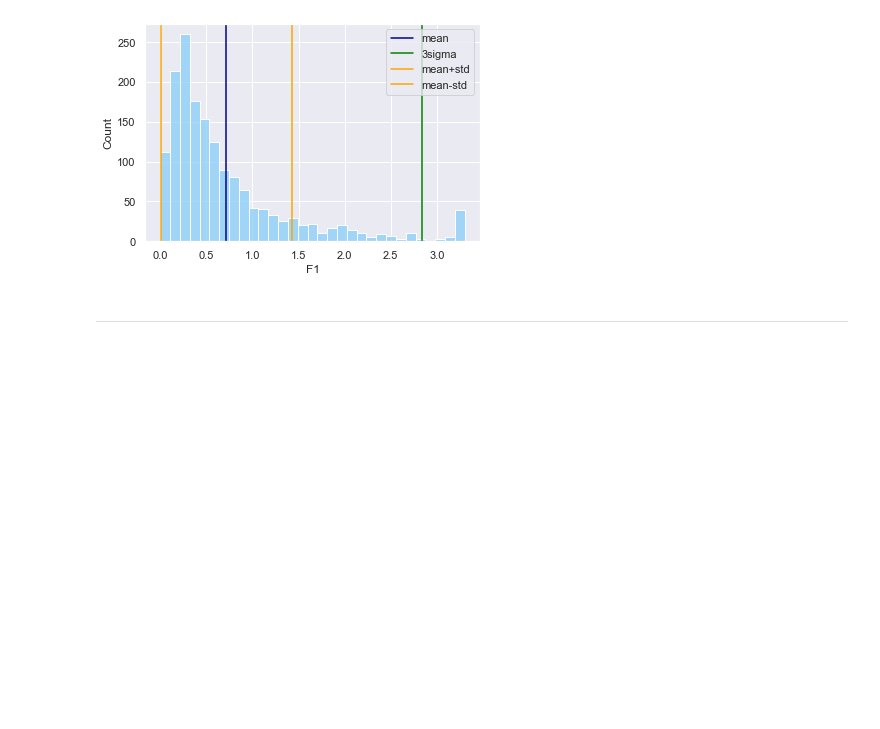
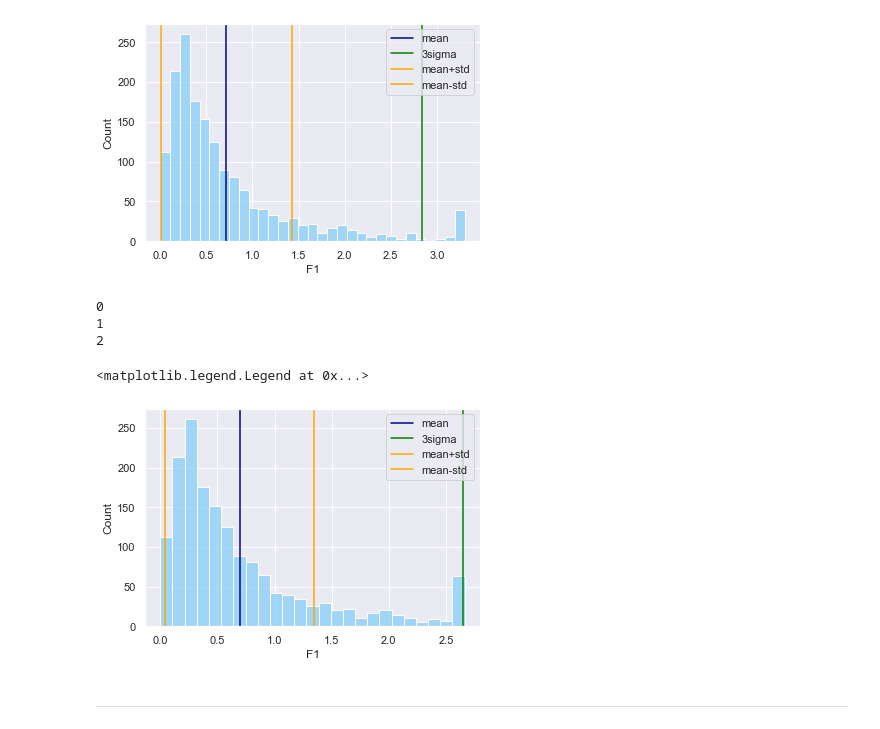
Before and after one commit to Jimin-choi90/python-practice, a Jupyter notebook: TS_practice.ipynb, the cells around one changed output. Drawn from its saved outputs; the diff is of its cells as text; code cells hidden in the pictures; blank space fills up the shorter version.

```diff
--- a/TS_practice.ipynb
+++ b/TS_practice.ipynb
@@ -326,3 +324,26 @@ plt.legend()
+# %%
+# Q. 위 작업을 몇차례 반복하려면?
+n_iter = 3
+for i in range(n_iter):
+    print(i)
+    merged_df.loc[
+    merged_df['F1']
+    > merged_df[merged_df['Periods'] == date]['F1'].mean() + 3 * merged_df[merged_df['Periods'] == date]['F1'].std(),
+     'F1'] = merged_df[merged_df['Periods'] == date]['F1'].mean() + 3 * merged_df[merged_df['Periods'] == date]['F1'].std()
+# %% [output]
+0
+1
+2
+# %%
+sns.histplot(x = merged_df[merged_df['Periods'] == date]['F1'], color='lightskyblue')
+plt.axvline(x = merged_df[merged_df['Periods'] == date]['F1'].mean(), color='darkblue', label='mean')
+plt.axvline(x = merged_df[merged_df['Periods'] == date]['F1'].mean() + 3 * merged_df[merged_df['Periods'] == date]['F1'].std(), color='green', label='3sigma')
+plt.axvline(x = merged_df[merged_df['Periods'] == date]['F1'].mean() + merged_df[merged_df['Periods'] == date]['F1'].std(), color='orange', label='mean+std')
+plt.axvline(x = merged_df[merged_df['Periods'] == date]['F1'].mean() - merged_df[merged_df['Periods'] == date]['F1'].std(), color='orange', label='mean-std')
+plt.legend()
+# %% [output]
+<matplotlib.legend.Legend at 0x...>
+[figure, added]
 # %% [markdown]
 --------
 # %%
```
Also changed, not shown: parts of 17 cells of this notebook, 41 other files.
